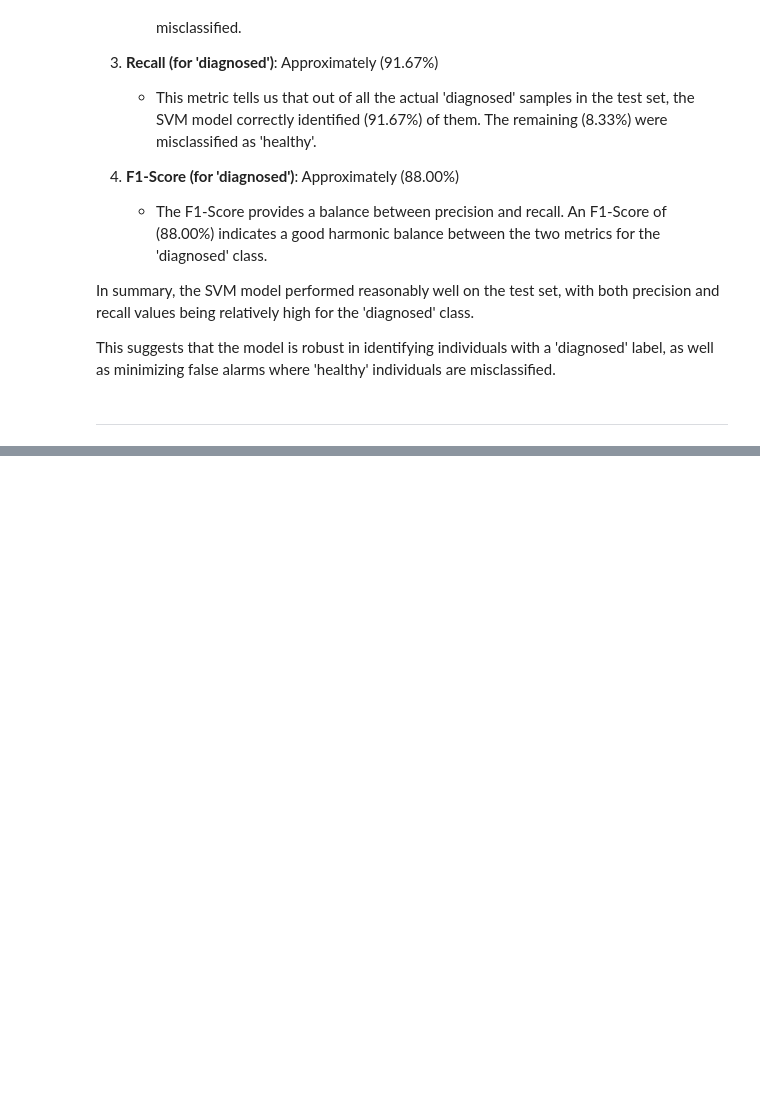
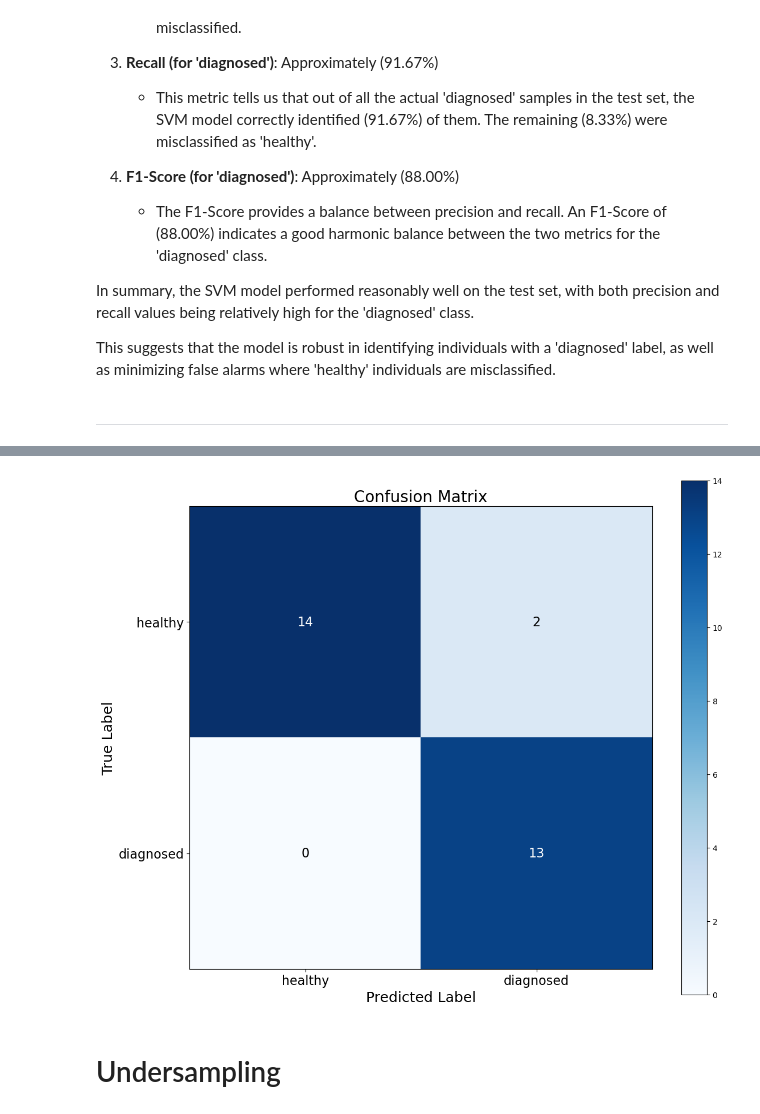
Before and after one commit to shaaleissa/colon_predictions, a Jupyter notebook: SVM.ipynb, the cells around one changed output, grey strips where cells are left out. Cells and saved outputs as stored; diff of their text form; code cells hidden in the pictures; blank space fills up the shorter version.

```diff
--- a/SVM.ipynb
+++ b/SVM.ipynb
@@ -158,0 +198,36 @@ This suggests that the model is robust in identifying individuals with a 'diagno
+# %%
+
+# Enhanced confusion matrix plotting
+fig, ax = plt.subplots(figsize=(12, 10))
+cm = confusion_matrix(y_test, y_pred)
+
+# Display the heatmap
+im = ax.imshow(cm, interpolation='nearest', cmap=plt.cm.Blues)
+ax.figure.colorbar(im, ax=ax)
+
+# Set the x and y ticks, labels, and title with increased font size
+ax.set(xticks=np.arange(cm.shape[1]),
+       yticks=np.arange(cm.shape[0]),
+       xticklabels=['healthy', 'diagnosed'],
+       yticklabels=['healthy', 'diagnosed'],
+       title="Confusion Matrix",
+       xlabel="Predicted Label",
+       ylabel="True Label")
+ax.title.set_fontsize(20)
+ax.xaxis.label.set_fontsize(18)
+ax.yaxis.label.set_fontsize(18)
+ax.set_xticklabels(ax.get_xticklabels(), fontsize=16)
+ax.set_yticklabels(ax.get_yticklabels(), fontsize=16)
+
+# Loop over data dimensions and create text annotations with increased font size
+for i in range(cm.shape[0]):
+    for j in range(cm.shape[1]):
+        ax.text(j, i, cm[i, j], ha="center", va="center",
+                color="white" if cm[i, j] > cm.max() / 2. else "black", fontsize=16)
+
+plt.tight_layout()
+plt.show()
+# %% [output]
+[figure, added]
+# %% [markdown]
+# Undersampling
```
Also changed, not shown: parts of 5 cells of this notebook, 2 other files.
